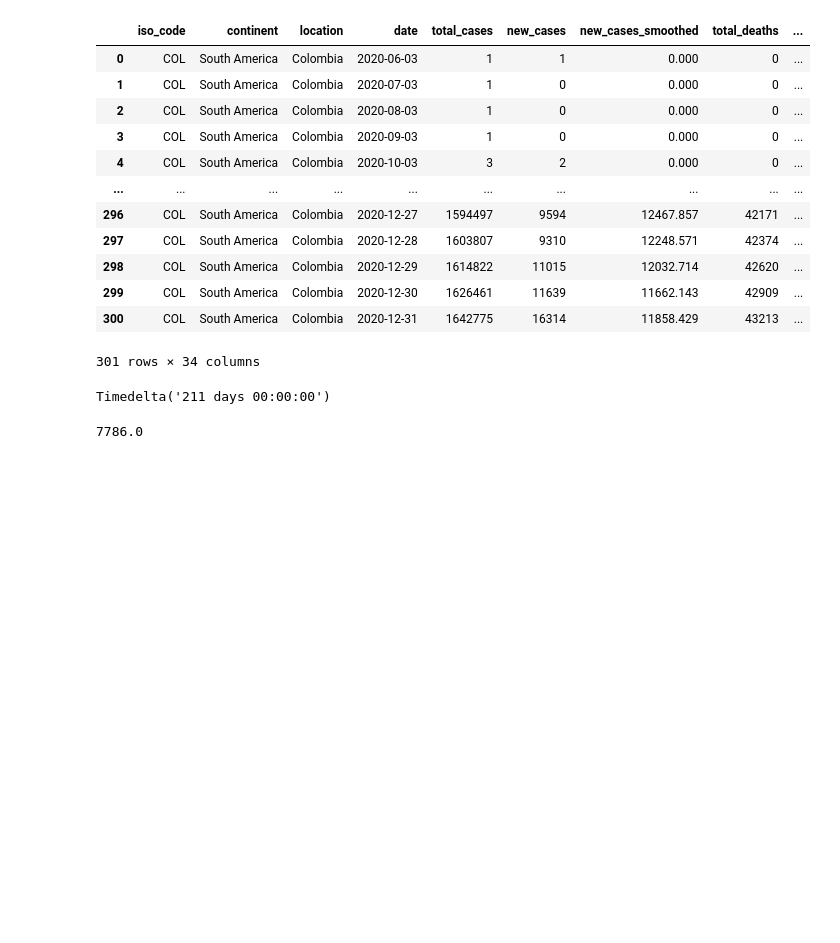
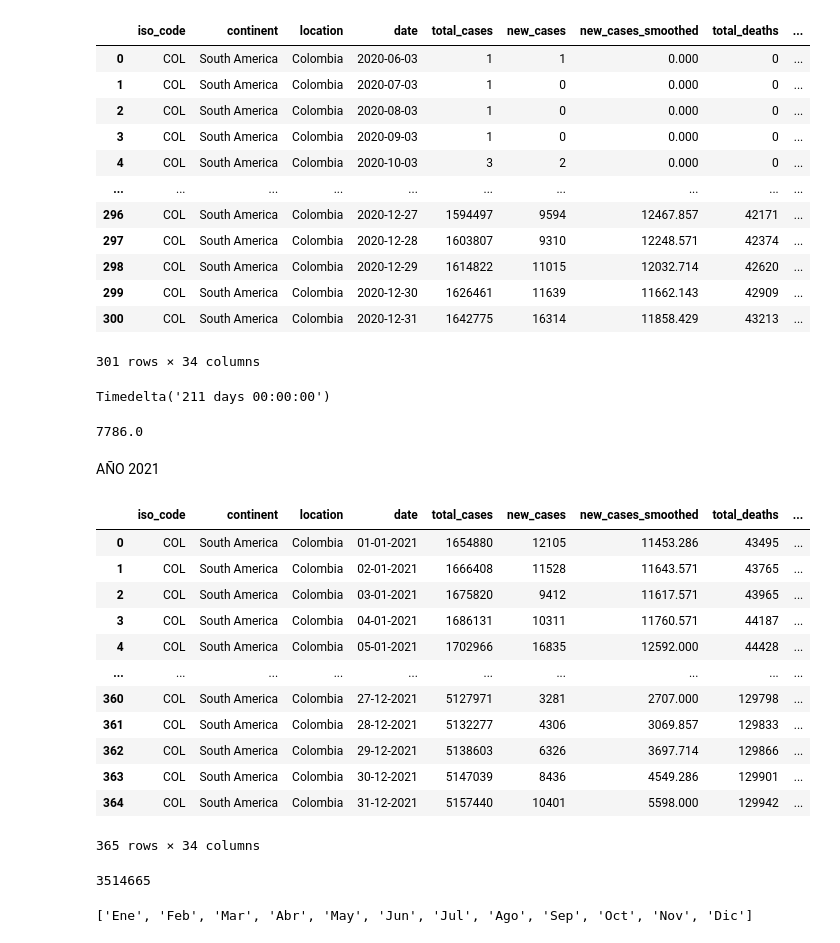
Before and after one commit to mdelacruz999/pythonProject, a Jupyter notebook: main.ipynb, the cells around one changed output. Drawn from its saved outputs; the diff is of its cells as text; code cells hidden in the pictures; blank space fills up the shorter version.

```diff
--- a/main.ipynb
+++ b/main.ipynb
@@ -151,3 +173,35 @@ casos_por_dia_2020 = np.divide(casos_2020, 211)
 np.around(casos_por_dia_2020)
 # %% [output]
 7786.0
+# %% [markdown]
+AÑO 2021
+# %%
+# Selección de la Tabla Data_Colombia datos para el año 2021
+# Inicio el analisis con los datos del año 2021
+date_2021 = data_colombia[data_colombia['date'].str.contains('2021')]
+date_2021.reset_index(drop=True)
+# %% [output]
+|  | iso_code | continent | location | date | total_cases | new_cases | new_cases_smoothed | total_deaths | ... |
+| 0 | COL | South America | Colombia | 01-01-2021 | 1654880 | 12105 | 11453.286 | 43495 | ... |
+| 1 | COL | South America | Colombia | 02-01-2021 | 1666408 | 11528 | 11643.571 | 43765 | ... |
+| 2 | COL | South America | Colombia | 03-01-2021 | 1675820 | 9412 | 11617.571 | 43965 | ... |
+| 3 | COL | South America | Colombia | 04-01-2021 | 1686131 | 10311 | 11760.571 | 44187 | ... |
+| 4 | COL | South America | Colombia | 05-01-2021 | 1702966 | 16835 | 12592.000 | 44428 | ... |
+| ... | ... | ... | ... | ... | ... | ... | ... | ... | ... |
+| 360 | COL | South America | Colombia | 27-12-2021 | 5127971 | 3281 | 2707.000 | 129798 | ... |
+| 361 | COL | South America | Colombia | 28-12-2021 | 5132277 | 4306 | 3069.857 | 129833 | ... |
+| 362 | COL | South America | Colombia | 29-12-2021 | 5138603 | 6326 | 3697.714 | 129866 | ... |
+| 363 | COL | South America | Colombia | 30-12-2021 | 5147039 | 8436 | 4549.286 | 129901 | ... |
+| 364 | COL | South America | Colombia | 31-12-2021 | 5157440 | 10401 | 5598.000 | 129942 | ... |
+365 rows × 34 columns
+# %%
+#Total de número de casos covid para el año 2021
+casos_2021 = date_2021['new_cases'].sum()
+casos_2021
+# %% [output]
+3514665
+# %%
+meses_2021= ['Ene','Feb']
+meses_2021.extend(meses_2020)
+# %% [output]
+['Ene', 'Feb', 'Mar', 'Abr', 'May', 'Jun', 'Jul', 'Ago', 'Sep', 'Oct', 'Nov', 'Dic']
```
Also changed, not shown: parts of 10 cells of this notebook, 1 other file.
